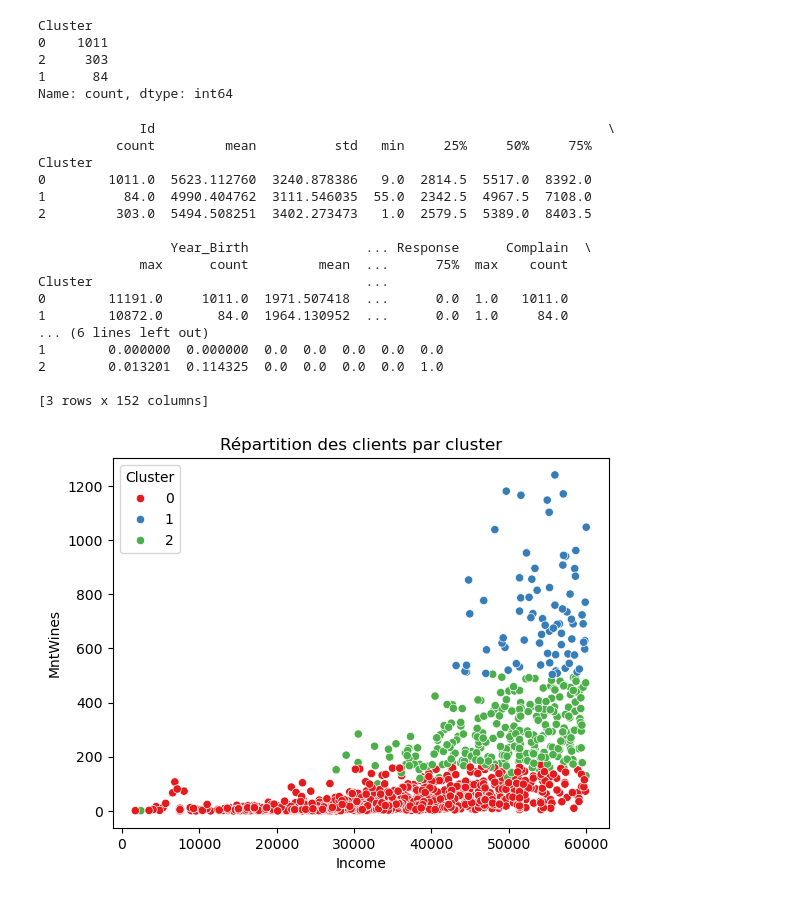
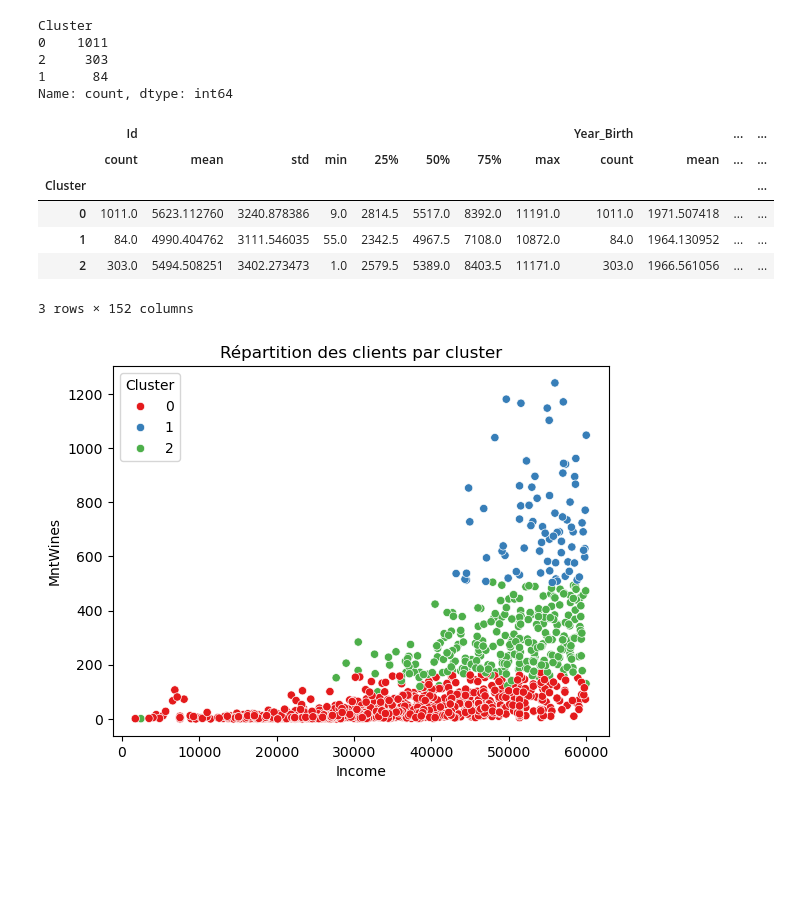
Before and after one commit to syphaxlch/ExploratoryDataAnalysis_ML, a Jupyter notebook: code.ipynb, the cells around one changed output. Saved outputs shown, nothing was run; the diff lists cells and outputs as text; code cells hidden in the pictures; blank space fills up the shorter version.

```diff
--- a/code.ipynb
+++ b/code.ipynb
@@ -219,25 +243,15 @@ Name: count, dtype: int64
 # %%
 # Statistiques descriptives par cluster
 cluster_stats = df_filtered.groupby('Cluster').describe()
-print(cluster_stats)
+cluster_stats
 # %% [output]
+|  | Id |  |  |  |  |  |  |  | Year_Birth |  | ... | ... |
+|  | count | mean | std | min | 25% | 50% | 75% | max | count | mean | ... | ... |
+| Cluster |  |  |  |  |  |  |  |  |  |  |  | ... |
+| 0 | 1011.0 | 5623.112760 | 3240.878386 | 9.0 | 2814.5 | 5517.0 | 8392.0 | 11191.0 | 1011.0 | 1971.507418 | ... | ... |
+| 1 | 84.0 | 4990.404762 | 3111.546035 | 55.0 | 2342.5 | 4967.5 | 7108.0 | 10872.0 | 84.0 | 1964.130952 | ... | ... |
+| 2 | 303.0 | 5494.508251 | 3402.273473 | 1.0 | 2579.5 | 5389.0 | 8403.5 | 11171.0 | 303.0 | 1966.561056 | ... | ... |
-             Id                                                          \
-          count         mean          std   min     25%     50%     75%
-Cluster
-0        1011.0  5623.112760  3240.878386   9.0  2814.5  5517.0  8392.0
-1          84.0  4990.404762  3111.546035  55.0  2342.5  4967.5  7108.0
-2         303.0  5494.508251  3402.273473   1.0  2579.5  5389.0  8403.5
-
-                 Year_Birth               ... Response      Complain  \
-             max      count         mean  ...      75%  max    count
-Cluster                                   ...
-0        11191.0     1011.0  1971.507418  ...      0.0  1.0   1011.0
-1        10872.0       84.0  1964.130952  ...      0.0  1.0     84.0
-... (6 lines left out)
-1        0.000000  0.000000  0.0  0.0  0.0  0.0  0.0
-2        0.013201  0.114325  0.0  0.0  0.0  0.0  1.0
-
-[3 rows x 152 columns]
+3 rows × 152 columns
 # %%
 # Scatter plot avec clusters
 sns.scatterplot(x='Income', y='MntWines', hue='Cluster', data=df_filtered, palette='Set1')
```
Also changed, not shown: parts of 55 cells of this notebook.
